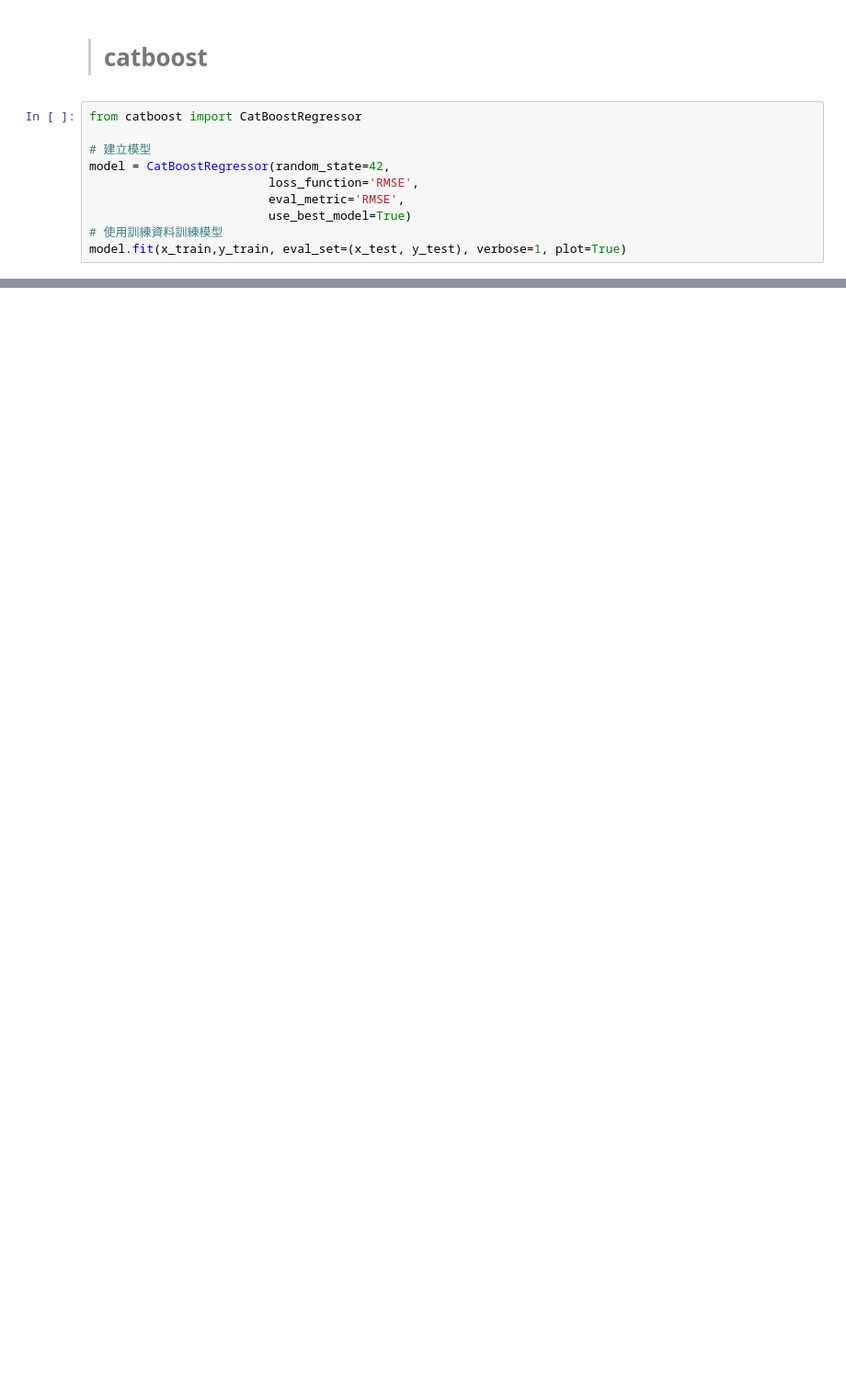
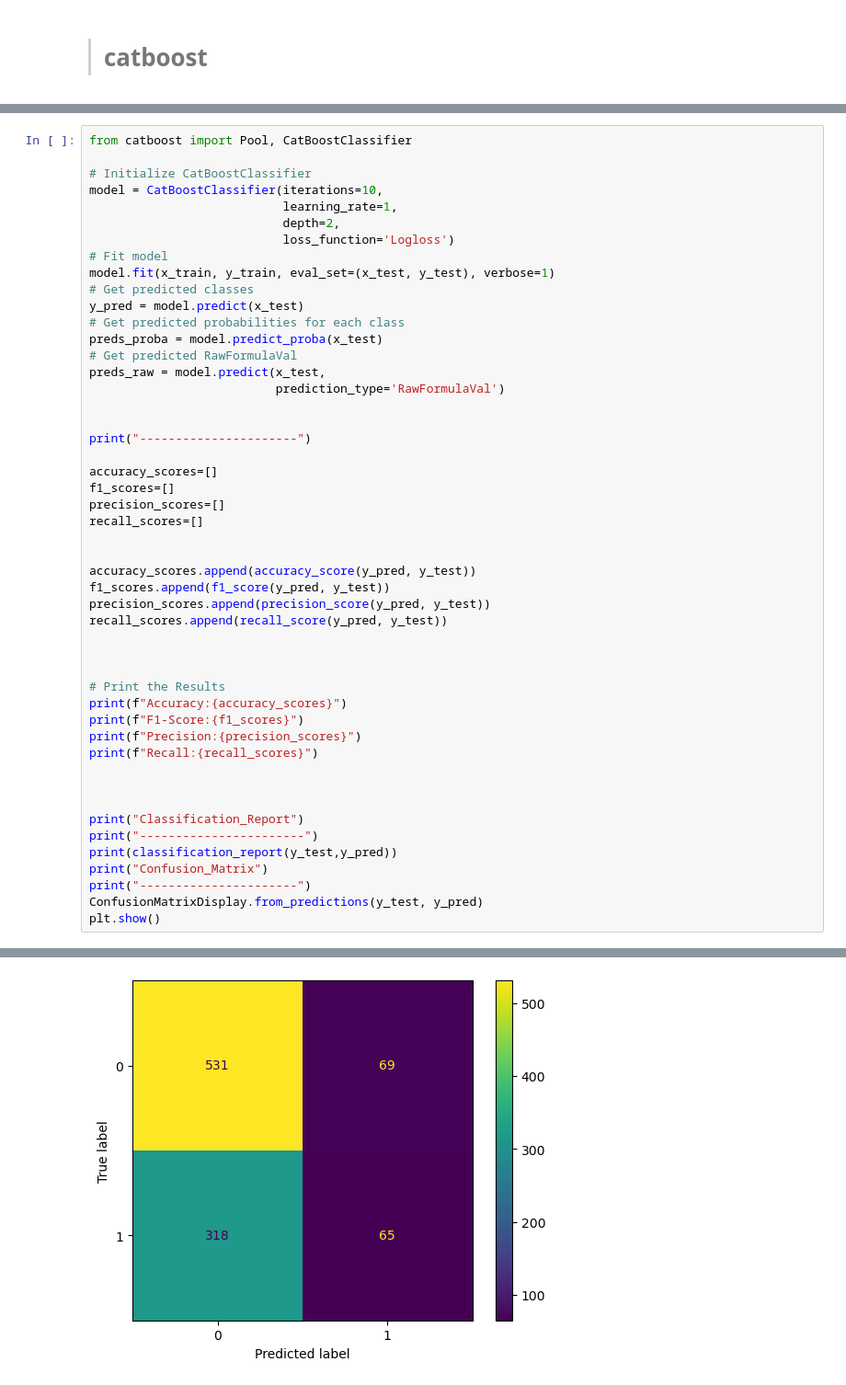
Before and after one commit to alexzalox/Kaggle_WaterQualityAndPotability, a Jupyter notebook: waterpotability-prediction.ipynb, the cells around one changed output, grey strips where cells are left out. Shown at 92% size. Drawn from its saved outputs; the diff is of its cells as text; blank space fills up the shorter version.

Commit message:
finish catboost

```diff
--- a/waterpotability-prediction.ipynb
+++ b/waterpotability-prediction.ipynb
@@ -381,12 +552,2 @@ plt.show()
 # %% [markdown]
 > # catboost
-# %%
-from catboost import CatBoostRegressor
-
-# 建立模型
-model = CatBoostRegressor(random_state=42,
-                         loss_function='RMSE',
-                         eval_metric='RMSE',
-                         use_best_model=True)
-# 使用訓練資料訓練模型
-model.fit(x_train,y_train, eval_set=(x_test, y_test), verbose=1, plot=True)
@@ -416,0 +554,50 @@ summary
+# %%
+from catboost import Pool, CatBoostClassifier
+
+# Initialize CatBoostClassifier
+model = CatBoostClassifier(iterations=10,
+                           learning_rate=1,
+                           depth=2,
+                           loss_function='Logloss')
+# Fit model
+model.fit(x_train, y_train, eval_set=(x_test, y_test), verbose=1)
+# Get predicted classes
+y_pred = model.predict(x_test)
+# Get predicted probabilities for each class
+preds_proba = model.predict_proba(x_test)
+# Get predicted RawFormulaVal
+preds_raw = model.predict(x_test,
+                          prediction_type='RawFormulaVal')
+
+
+print("----------------------")
+
+accuracy_scores=[]
+f1_scores=[]
+precision_scores=[]
+recall_scores=[]
+
+
+accuracy_scores.append(accuracy_score(y_pred, y_test))
+f1_scores.append(f1_score(y_pred, y_test))
+precision_scores.append(precision_score(y_pred, y_test))
+recall_scores.append(recall_score(y_pred, y_test))
+
+
+
+# Print the Results
+print(f"Accuracy:{accuracy_scores}")
+print(f"F1-Score:{f1_scores}")
+print(f"Precision:{precision_scores}")
+print(f"Recall:{recall_scores}")
+
+
+
+print("Classification_Report")
+print("-----------------------")
+print(classification_report(y_test,y_pred))
+print("Confusion_Matrix")
+print("----------------------")
+ConfusionMatrixDisplay.from_predictions(y_test, y_pred)
+plt.show()
+# %% [output]
@@ -416,0 +621 @@ summary
+[figure, added]
```
Also changed, not shown: parts of 26 cells of this notebook, 25 other files.
